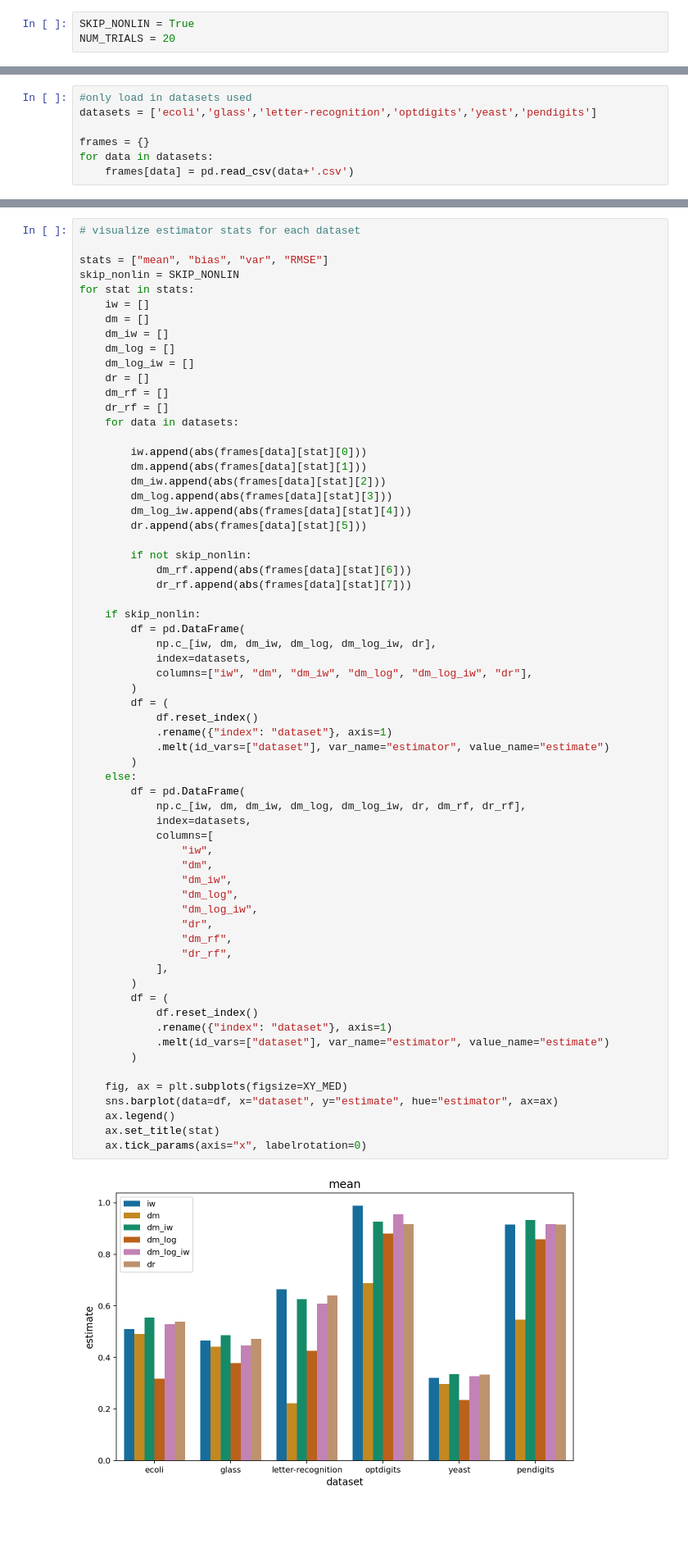
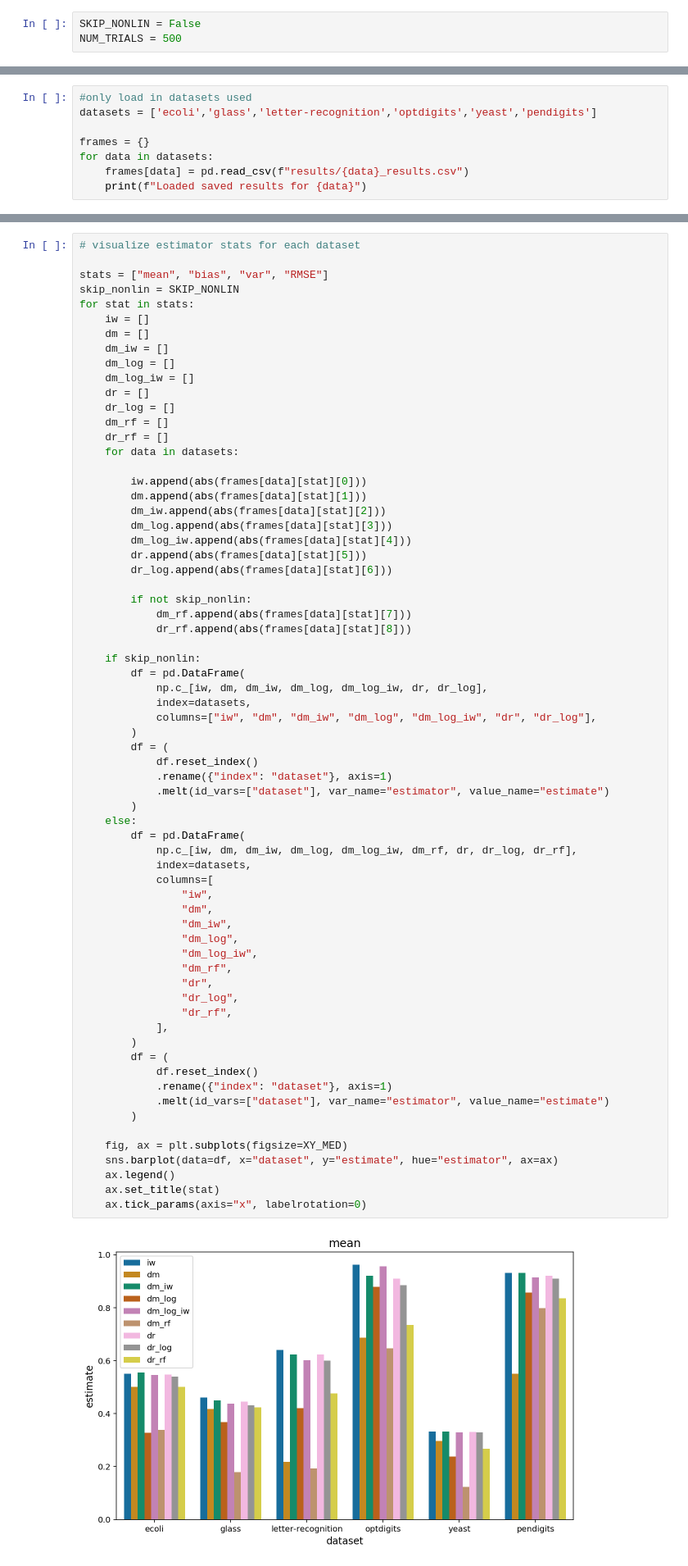
Before and after one commit to daturkel/ml-tools-direct-method, a Jupyter notebook: proof of concept.ipynb, the cells around one changed output, grey strips where cells are left out. Shown at 82% size. Cells and saved outputs as stored; diff of their text form; blank space fills up the shorter version.

Commit message:
updated trials

```diff
--- a/proof of concept.ipynb
+++ b/proof of concept.ipynb
@@ -29,8 +30,8 @@ X_MED = 10
 Y_MED = 6
 XY_MED = (X_MED, Y_MED)
 # %%
-SKIP_NONLIN = True
-NUM_TRIALS = 20
+SKIP_NONLIN = False
+NUM_TRIALS = 500
 # %% [markdown]
 ## Experiments with Small Public Datasets
 # %%
@@ -271,4 +255,5 @@ datasets = ['ecoli','glass','letter-recognition','optdigits','yeast','pendigits'
 
 frames = {}
 for data in datasets:
-    frames[data] = pd.read_csv(data+'.csv')
+    frames[data] = pd.read_csv(f"results/{data}_results.csv")
+    print(f"Loaded saved results for {data}")
@@ -284,6 +276,7 @@ for stat in stats:
     dm_log = []
     dm_log_iw = []
     dr = []
+    dr_log = []
     dm_rf = []
     dr_rf = []
     for data in datasets:
@@ -294,47 +287,49 @@ for stat in stats:
         dm_log.append(abs(frames[data][stat][3]))
         dm_log_iw.append(abs(frames[data][stat][4]))
         dr.append(abs(frames[data][stat][5]))
+        dr_log.append(abs(frames[data][stat][6]))
 
         if not skip_nonlin:
-            dm_rf.append(abs(frames[data][stat][6]))
-            dr_rf.append(abs(frames[data][stat][7]))
+            dm_rf.append(abs(frames[data][stat][7]))
+            dr_rf.append(abs(frames[data][stat][8]))
 
     if skip_nonlin:
         df = pd.DataFrame(
-            np.c_[iw, dm, dm_iw, dm_log, dm_log_iw, dr],
+            np.c_[iw, dm, dm_iw, dm_log, dm_log_iw, dr, dr_log],
             index=datasets,
-            columns=["iw", "dm", "dm_iw", "dm_log", "dm_log_iw", "dr"],
+            columns=["iw", "dm", "dm_iw", "dm_log", "dm_log_iw", "dr", "dr_log"],
         )
         df = (
             df.reset_index()
             .rename({"index": "dataset"}, axis=1)
             .melt(id_vars=["dataset"], var_name="estimator", value_name="estimate")
         )
     else:
         df = pd.DataFrame(
-            np.c_[iw, dm, dm_iw, dm_log, dm_log_iw, dr, dm_rf, dr_rf],
+            np.c_[iw, dm, dm_iw, dm_log, dm_log_iw, dm_rf, dr, dr_log, dr_rf],
             index=datasets,
             columns=[
                 "iw",
                 "dm",
                 "dm_iw",
                 "dm_log",
                 "dm_log_iw",
+                "dm_rf",
                 "dr",
-                "dm_rf",
+                "dr_log",
                 "dr_rf",
             ],
         )
         df = (
             df.reset_index()
             .rename({"index": "dataset"}, axis=1)
             .melt(id_vars=["dataset"], var_name="estimator", value_name="estimate")
         )
 
     fig, ax = plt.subplots(figsize=XY_MED)
     sns.barplot(data=df, x="dataset", y="estimate", hue="estimator", ax=ax)
     ax.legend()
     ax.set_title(stat)
     ax.tick_params(axis="x", labelrotation=0)
 # %% [output]
-[figure, old version]
+[figure, new version]
```
Also changed, not shown: parts of 6 cells of this notebook.
